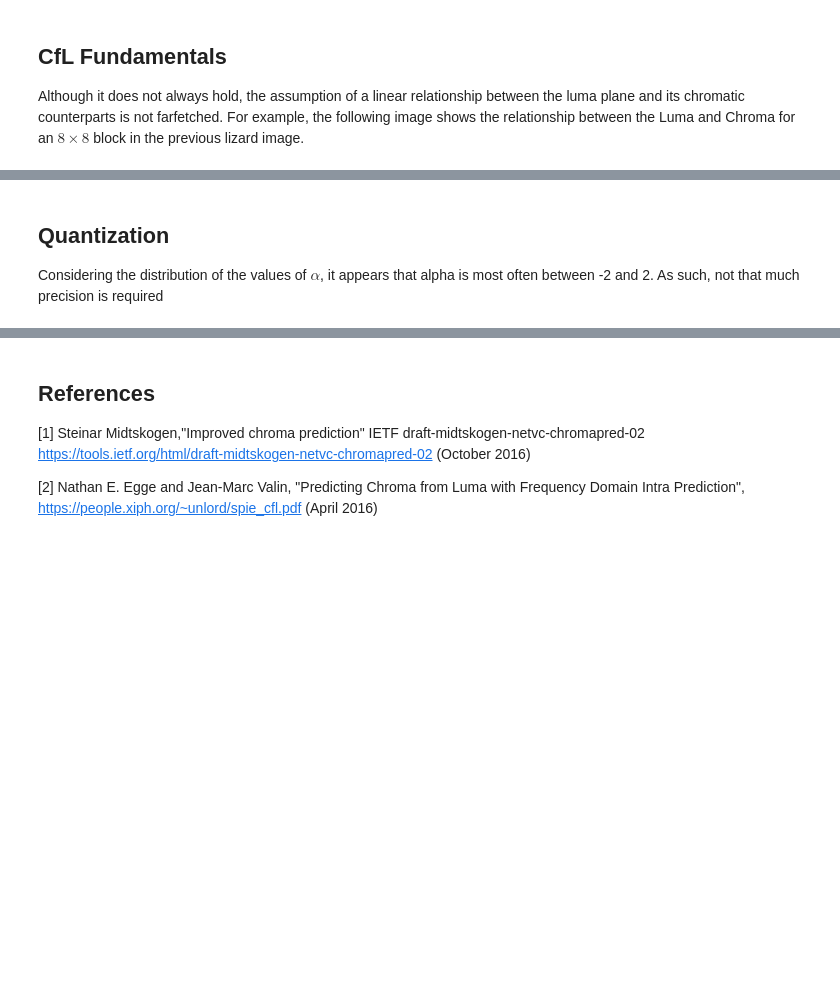
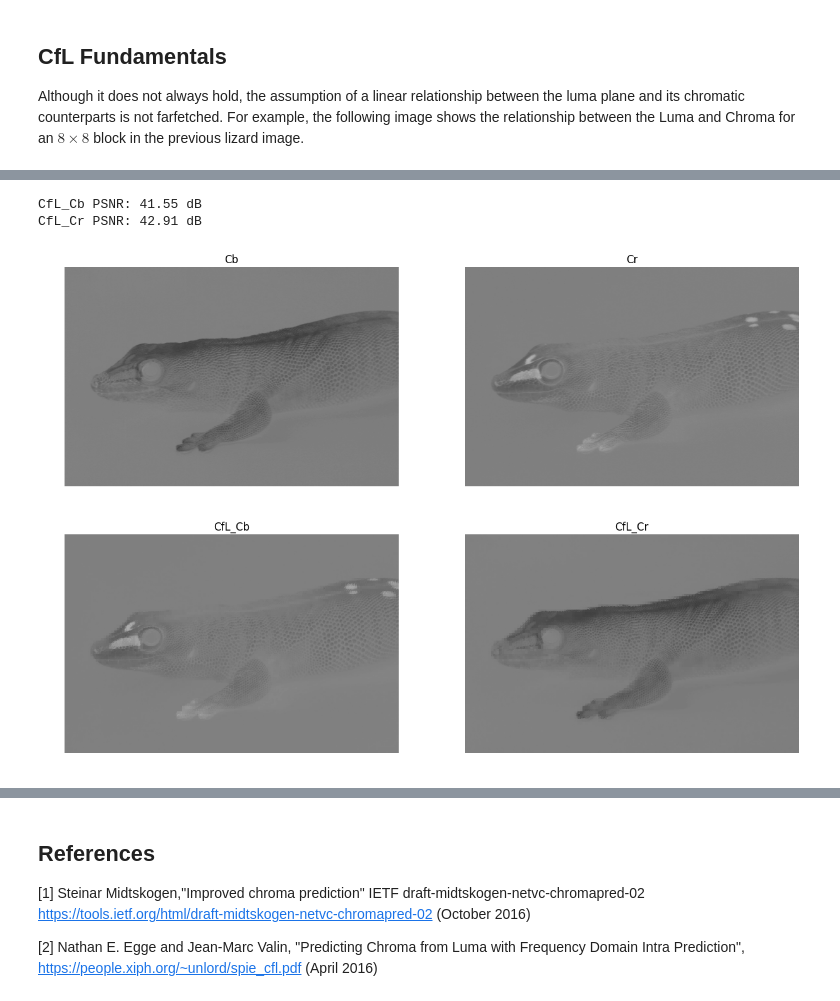
Before and after one commit to luctrudeau/VideoExperiments, a Jupyter notebook: cfl/gain/Chroma from Luma (CfL).ipynb, the cells around one changed output, grey strips where cells are left out. Saved outputs shown, nothing was run; the diff lists cells and outputs as text; code cells hidden in the pictures; blank space fills up the shorter version.

```diff
--- a/cfl/gain/Chroma from Luma (CfL).ipynb
+++ b/cfl/gain/Chroma from Luma (CfL).ipynb
@@ -142,12 +138,49 @@ _Note that it could also be possible to signal $\sum_i \bar{L_i} \bar{C'_i}$ ins
-# %% [markdown]
-## Quantization
-
-Considering the distribution of the values of $\alpha$, it appears that alpha is most often between -2 and 2. As such, not that much precision is required
-# %%
-block_size = 8
-(height, width, z) = im.shape
-
-for y in range(0, height, block_size):
-    for x in range(0, width, block_size):
-        by = im[]
-        bc
+# %%
+block_size = 8
+
+def psnr(im1, im2):
+    h, w = im1.shape
+    sse = np.sum((im1 - im2)**2)
+    return 20 * np.log10(255) - 10 * np.log10(sse/(h*w))
+
+def cfl(im, block_size, plane):
+    height, width, z = im.shape
+    cfl = np.array(np.zeros((height, width)), dtype='uint8')
+
+    for y in range(0, height, block_size):
+        for x in range(0, width, block_size):
+            bY = im[y:y+block_size, x:x+block_size, 0]
+            bC = im[y:y+block_size, x:x+block_size, plane]
+
+            L = bY - np.mean(bY)
+            C = bC - np.mean(bC)
+
+            sLL = np.sum(L*L)
+            sLC = np.sum(L*C)
+
+            if sLL != 0:
+                a = sLC / sLL
+            else:
+                a = 0
+            cfl[y:y+block_size, x:x+block_size] = np.round(a * L + np.mean(bC))
+    return cfl
+
+cfl_cb = cfl(im, 8, 1)
+cfl_cr = cfl(im, 8, 2)
+
+plt.figure(figsize=(15,10))
+plt.subplot(2,2,1)
+showImage(im[:,:,1], "Cb")
+plt.subplot(2,2,3)
+showImage(cfl_cr, "CfL_Cb")
+plt.subplot(2,2,2)
+showImage(im[:,:,2], "Cr")
+plt.subplot(2,2,4)
+showImage(cfl_cb, "CfL_Cr")
+
+print("CfL_Cb PSNR: %0.2f dB" % psnr(im[:,:,1], cfl_cb))
+print("CfL_Cr PSNR: %0.2f dB" % psnr(im[:,:,2], cfl_cr))
+# %% [output]
+CfL_Cb PSNR: 41.55 dB
+CfL_Cr PSNR: 42.91 dB
+[figure, added]
```
Also changed, not shown: parts of 21 cells of this notebook.
